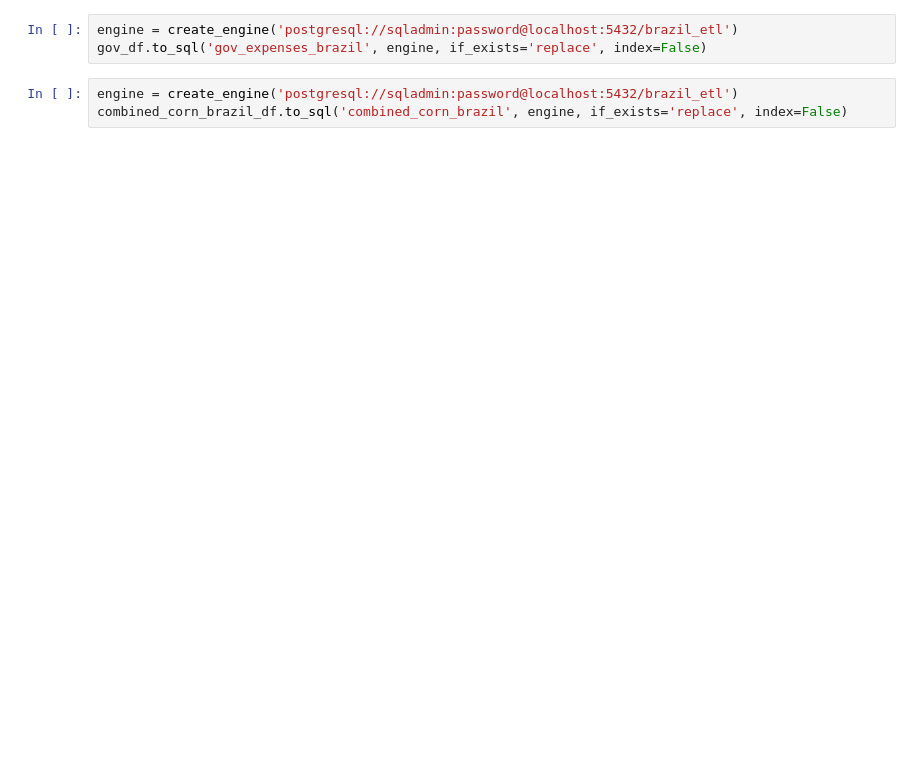
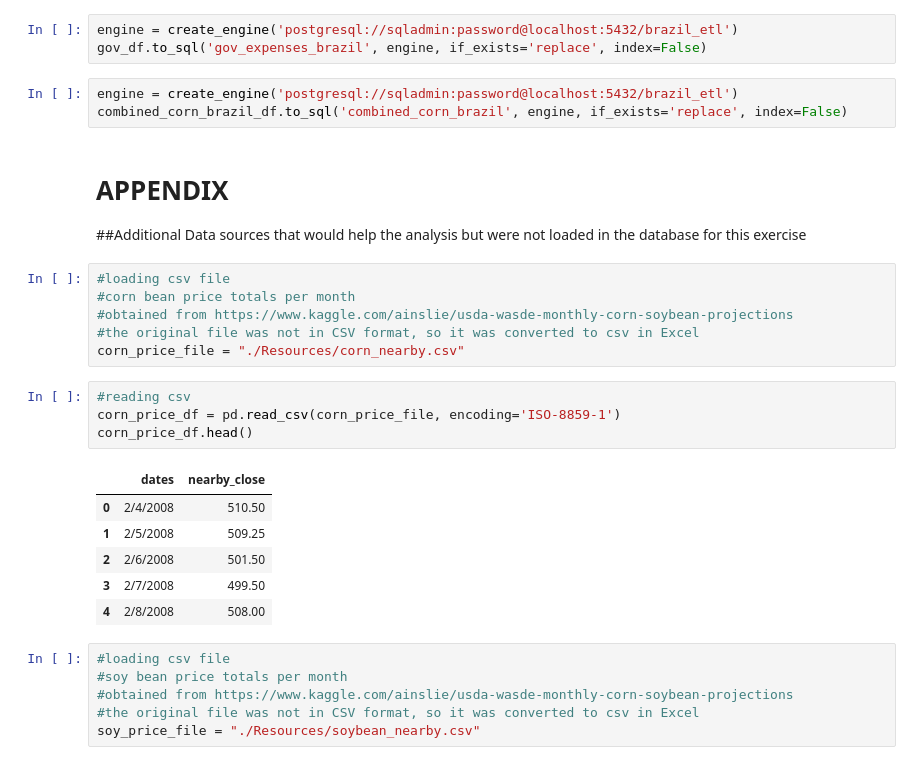
Before and after one commit to jamiediaz/Brazil_ETL, a Jupyter notebook: Merging_Corn_Soy.ipynb, the cells around one changed output. Cells and saved outputs as stored; diff of their text form; blank space fills up the shorter version.

```diff
--- a/Merging_Corn_Soy.ipynb
+++ b/Merging_Corn_Soy.ipynb
@@ -109,3 +135,29 @@ gov_df.to_sql('gov_expenses_brazil', engine, if_exists='replace', index=False)
 # %%
 engine = create_engine('postgresql://sqladmin:password@localhost:5432/brazil_etl')
 combined_corn_brazil_df.to_sql('combined_corn_brazil', engine, if_exists='replace', index=False)
+# %% [markdown]
+# APPENDIX
+##Additional Data sources that would help the analysis but were not loaded in the database for this exercise
+# %%
+#loading csv file
+#corn bean price totals per month
+#obtained from https://www.kaggle.com/ainslie/usda-wasde-monthly-corn-soybean-projections
+#the original file was not in CSV format, so it was converted to csv in Excel
+corn_price_file = "./Resources/corn_nearby.csv"
+# %%
+#reading csv
+corn_price_df = pd.read_csv(corn_price_file, encoding='ISO-8859-1')
+corn_price_df.head()
+# %% [output]
+|  | dates | nearby_close |
+| 0 | 2/4/2008 | 510.50 |
+| 1 | 2/5/2008 | 509.25 |
+| 2 | 2/6/2008 | 501.50 |
+| 3 | 2/7/2008 | 499.50 |
+| 4 | 2/8/2008 | 508.00 |
+# %%
+#loading csv file
+#soy bean price totals per month
+#obtained from https://www.kaggle.com/ainslie/usda-wasde-monthly-corn-soybean-projections
+#the original file was not in CSV format, so it was converted to csv in Excel
+soy_price_file = "./Resources/soybean_nearby.csv"
```
Also changed, not shown: parts of 21 cells of this notebook, 55 other files.
